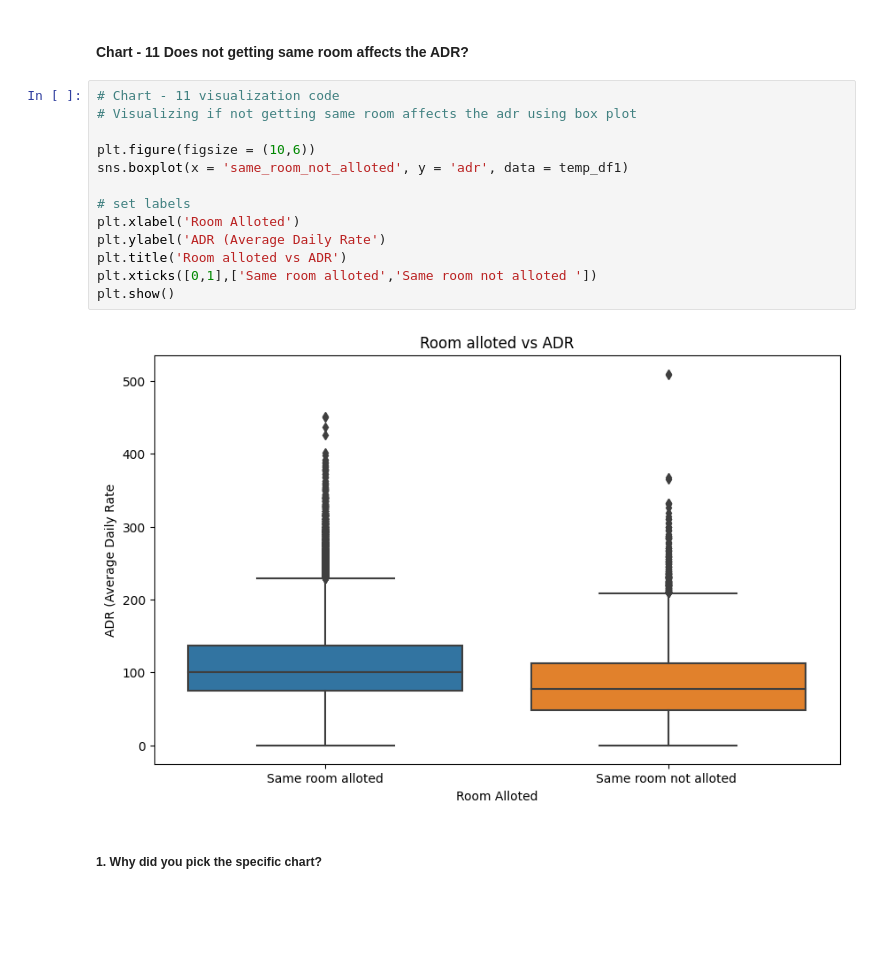
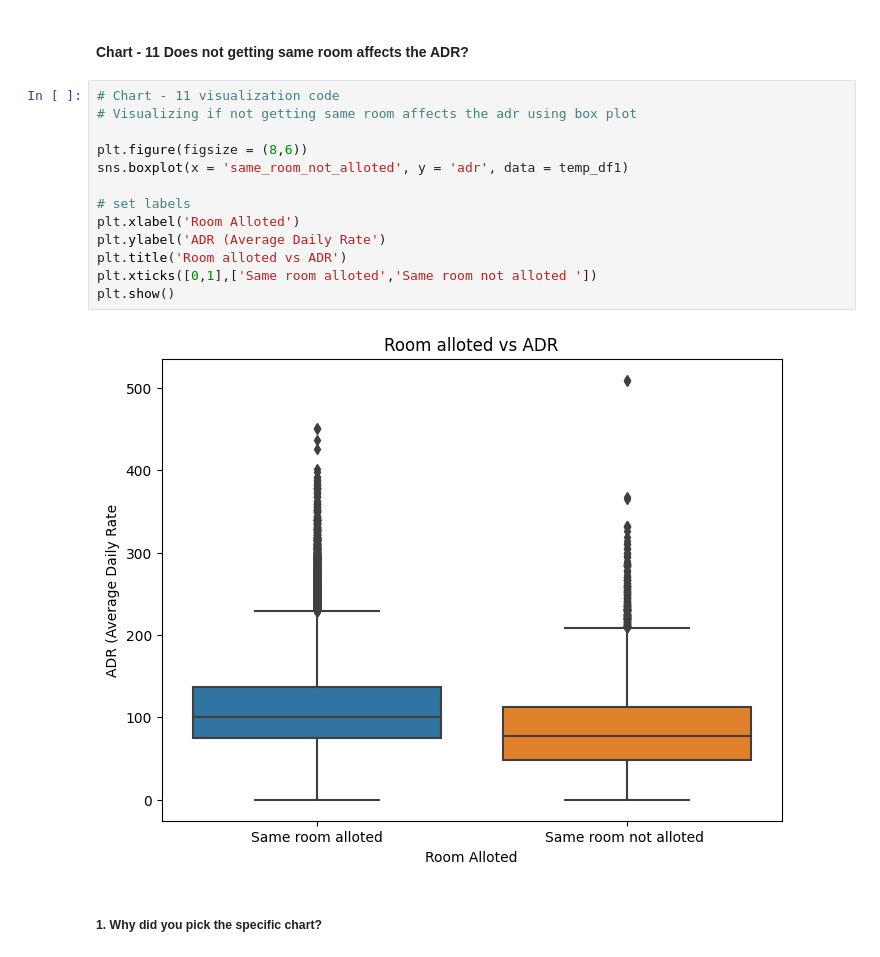
Before and after one commit to pankajmanisahu/EDA-ON-HOTEL-BOOKING-ANALYSIS, a Jupyter notebook: 24_DEC_HOTEL_BOOKING_ANALYSIS_EDA.ipynb, the cells around one changed output. Cells and saved outputs as stored; diff of their text form; blank space fills up the shorter version.

```diff
--- a/24_DEC_HOTEL_BOOKING_ANALYSIS_EDA.ipynb
+++ b/24_DEC_HOTEL_BOOKING_ANALYSIS_EDA.ipynb
@@ -848,18 +848,18 @@ If a different room type is assigned, it does not have a significant impact on h
 # %%
 # Chart - 11 visualization code
 # Visualizing if not getting same room affects the adr using box plot
 
-plt.figure(figsize = (10,6))
+plt.figure(figsize = (8,6))
 sns.boxplot(x = 'same_room_not_alloted', y = 'adr', data = temp_df1)
 
 # set labels
 plt.xlabel('Room Alloted')
 plt.ylabel('ADR (Average Daily Rate')
 plt.title('Room alloted vs ADR')
 plt.xticks([0,1],['Same room alloted','Same room not alloted '])
 plt.show()
 # %% [output]
-[figure, old version]
+[figure, new version]
 # %% [markdown]
 ##### 1. Why did you pick the specific chart?
 # %% [markdown]
```
Also changed, not shown: parts of 19 cells of this notebook.
